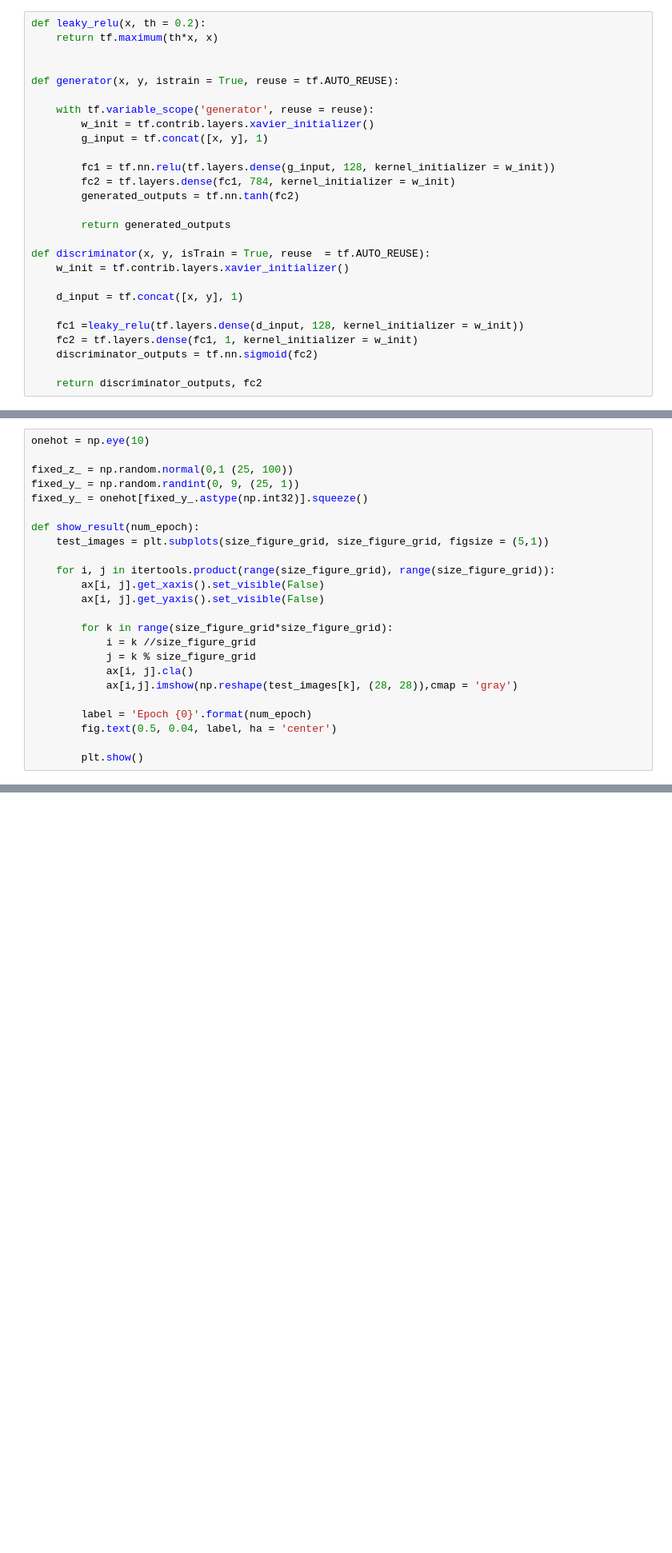
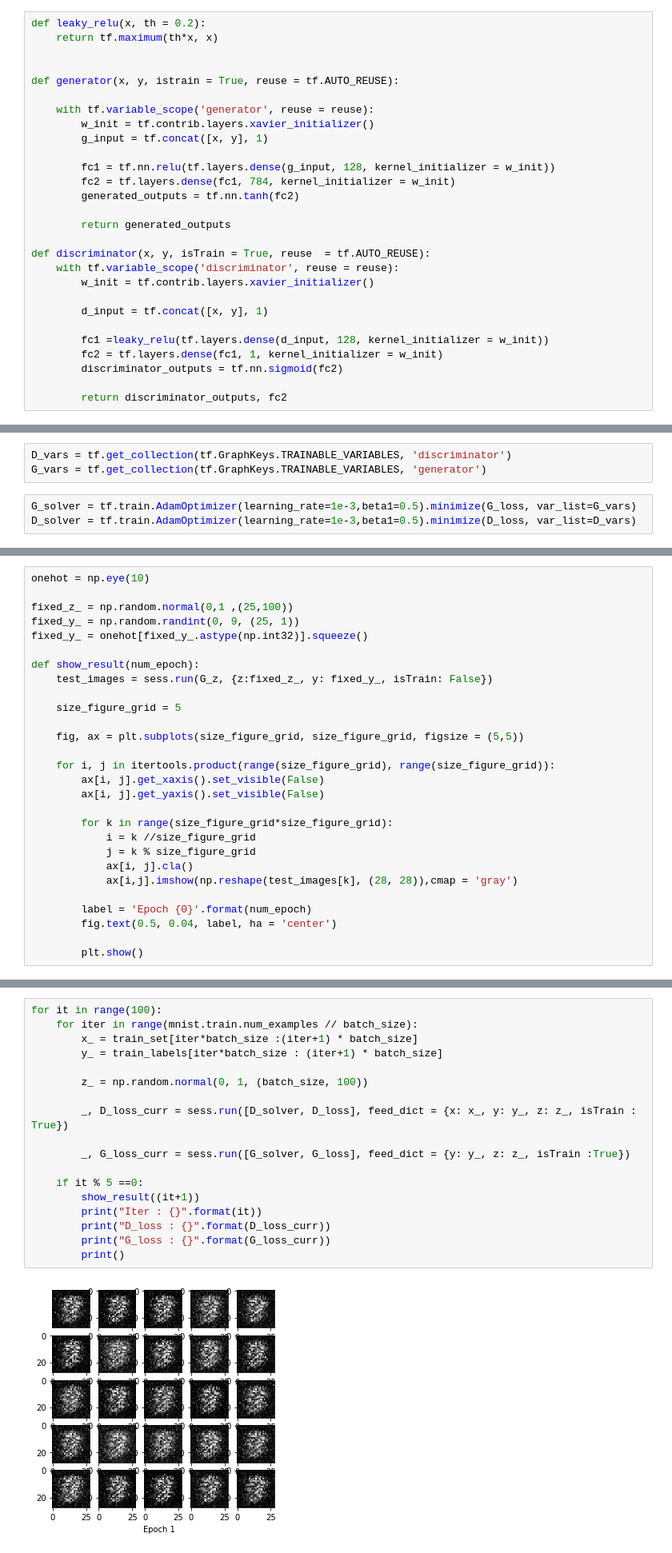
Before and after one commit to dkhanna511/GANS, a Jupyter notebook: CGANS.ipynb, the cells around one changed output, grey strips where cells are left out. Shown at 80% size. Cells and saved outputs as stored; diff of their text form; blank space fills up the shorter version.

Commit message:
compplete Cgans using mnist

```diff
--- a/CGANS.ipynb
+++ b/CGANS.ipynb
@@ -22,15 +24,16 @@ def generator(x, y, istrain = True, reuse = tf.AUTO_REUSE):
         return generated_outputs
 
 def discriminator(x, y, isTrain = True, reuse  = tf.AUTO_REUSE):
-    w_init = tf.contrib.layers.xavier_initializer()
+    with tf.variable_scope('discriminator', reuse = reuse):
+        w_init = tf.contrib.layers.xavier_initializer()
 
-    d_input = tf.concat([x, y], 1)
+        d_input = tf.concat([x, y], 1)
 
-    fc1 =leaky_relu(tf.layers.dense(d_input, 128, kernel_initializer = w_init))
-    fc2 = tf.layers.dense(fc1, 1, kernel_initializer = w_init)
-    discriminator_outputs = tf.nn.sigmoid(fc2)
+        fc1 =leaky_relu(tf.layers.dense(d_input, 128, kernel_initializer = w_init))
+        fc2 = tf.layers.dense(fc1, 1, kernel_initializer = w_init)
+        discriminator_outputs = tf.nn.sigmoid(fc2)
 
-    return discriminator_outputs, fc2
+        return discriminator_outputs, fc2
 # %%
 x  = tf.placeholder(tf.float32, shape = (None, 784))
 y  = tf.placeholder(tf.float32, shape = (None, 10))
@@ -74,15 +110,25 @@ D_loss = D_loss_real + D_loss_fake
+# %%
+D_vars = tf.get_collection(tf.GraphKeys.TRAINABLE_VARIABLES, 'discriminator')
+G_vars = tf.get_collection(tf.GraphKeys.TRAINABLE_VARIABLES, 'generator')
+# %%
+G_solver = tf.train.AdamOptimizer(learning_rate=1e-3,beta1=0.5).minimize(G_loss, var_list=G_vars)
+D_solver = tf.train.AdamOptimizer(learning_rate=1e-3,beta1=0.5).minimize(D_loss, var_list=D_vars)
 # %%
 sess  = tf.InteractiveSession()
 tf.global_variables_initializer().run()
 # %%
 onehot = np.eye(10)
 
-fixed_z_ = np.random.normal(0,1 (25, 100))
+fixed_z_ = np.random.normal(0,1 ,(25,100))
 fixed_y_ = np.random.randint(0, 9, (25, 1))
 fixed_y_ = onehot[fixed_y_.astype(np.int32)].squeeze()
 
 def show_result(num_epoch):
-    test_images = plt.subplots(size_figure_grid, size_figure_grid, figsize = (5,1))
+    test_images = sess.run(G_z, {z:fixed_z_, y: fixed_y_, isTrain: False})
+
+    size_figure_grid = 5
+
+    fig, ax = plt.subplots(size_figure_grid, size_figure_grid, figsize = (5,5))
 
     for i, j in itertools.product(range(size_figure_grid), range(size_figure_grid)):
         ax[i, j].get_xaxis().set_visible(False)
@@ -104,0 +147,20 @@ x, y,
+# %%
+for it in range(100):
+    for iter in range(mnist.train.num_examples // batch_size):
+        x_ = train_set[iter*batch_size :(iter+1) * batch_size]
+        y_ = train_labels[iter*batch_size : (iter+1) * batch_size]
+
+        z_ = np.random.normal(0, 1, (batch_size, 100))
+
+        _, D_loss_curr = sess.run([D_solver, D_loss], feed_dict = {x: x_, y: y_, z: z_, isTrain : True})
+
+        _, G_loss_curr = sess.run([G_solver, G_loss], feed_dict = {y: y_, z: z_, isTrain :True})
+
+    if it % 5 ==0:
+        show_result((it+1))
+        print("Iter : {}".format(it))
+        print("D_loss : {}".format(D_loss_curr))
+        print("G_loss : {}".format(G_loss_curr))
+        print()
+# %% [output]
+[figure, added]
```
Also changed, not shown: parts of 6 cells of this notebook.
